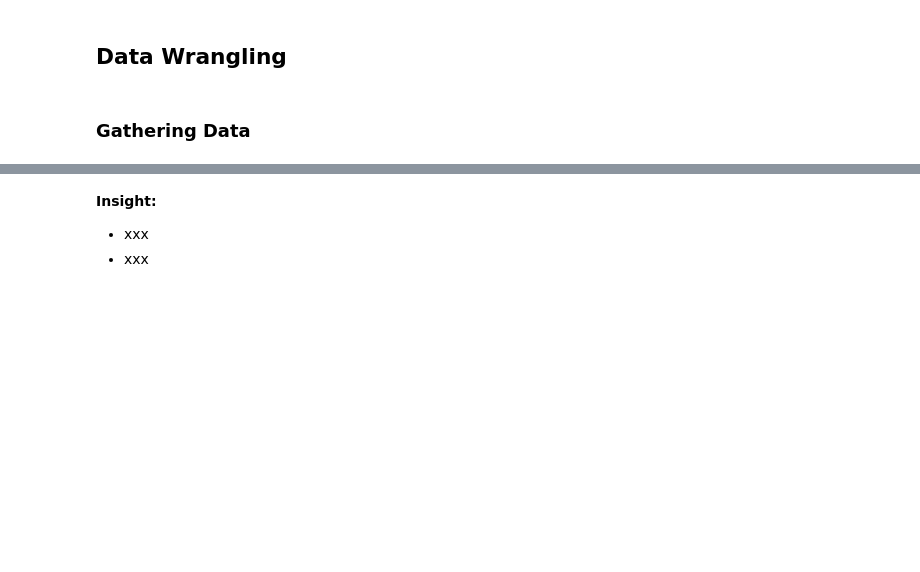
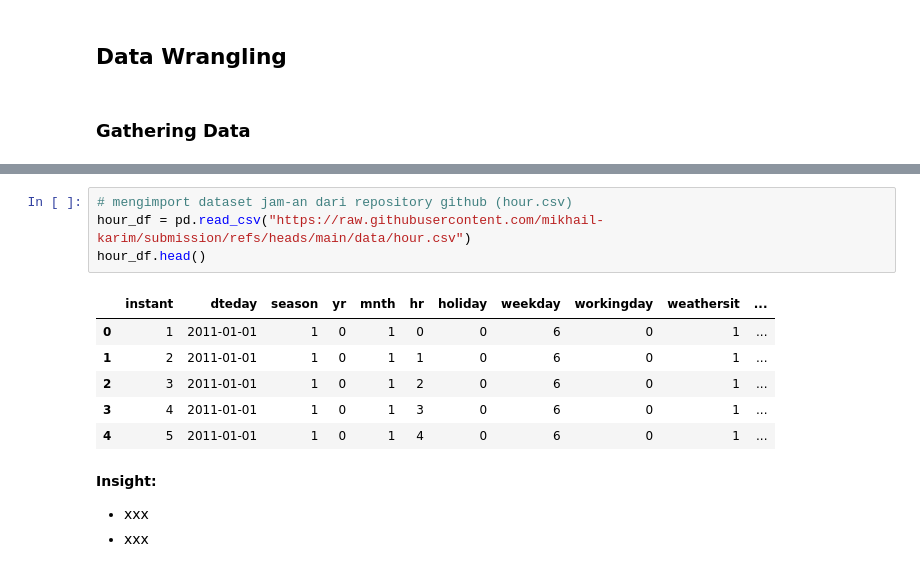
Before and after one commit to mikhail-karim/dicoding-bike_sharing_analysis-submission, a Jupyter notebook: notebook.ipynb, the cells around one changed output, grey strips where cells are left out. Saved outputs shown, nothing was run; the diff lists cells and outputs as text; blank space fills up the shorter version.

```diff
--- a/notebook.ipynb
+++ b/notebook.ipynb
@@ -25,3 +38,14 @@ import matplotlib.pyplot as plt
+# %%
+# mengimport dataset jam-an dari repository github (hour.csv)
+hour_df = pd.read_csv("https://raw.githubusercontent.com/mikhail-karim/submission/refs/heads/main/data/hour.csv")
+hour_df.head()
+# %% [output]
+|  | instant | dteday | season | yr | mnth | hr | holiday | weekday | workingday | weathersit | ... |
+| 0 | 1 | 2011-01-01 | 1 | 0 | 1 | 0 | 0 | 6 | 0 | 1 | ... |
+| 1 | 2 | 2011-01-01 | 1 | 0 | 1 | 1 | 0 | 6 | 0 | 1 | ... |
+| 2 | 3 | 2011-01-01 | 1 | 0 | 1 | 2 | 0 | 6 | 0 | 1 | ... |
+| 3 | 4 | 2011-01-01 | 1 | 0 | 1 | 3 | 0 | 6 | 0 | 1 | ... |
+| 4 | 5 | 2011-01-01 | 1 | 0 | 1 | 4 | 0 | 6 | 0 | 1 | ... |
 # %% [markdown]
 **Insight:**
 - xxx
```
Also changed, not shown: parts of 2 cells of this notebook.
